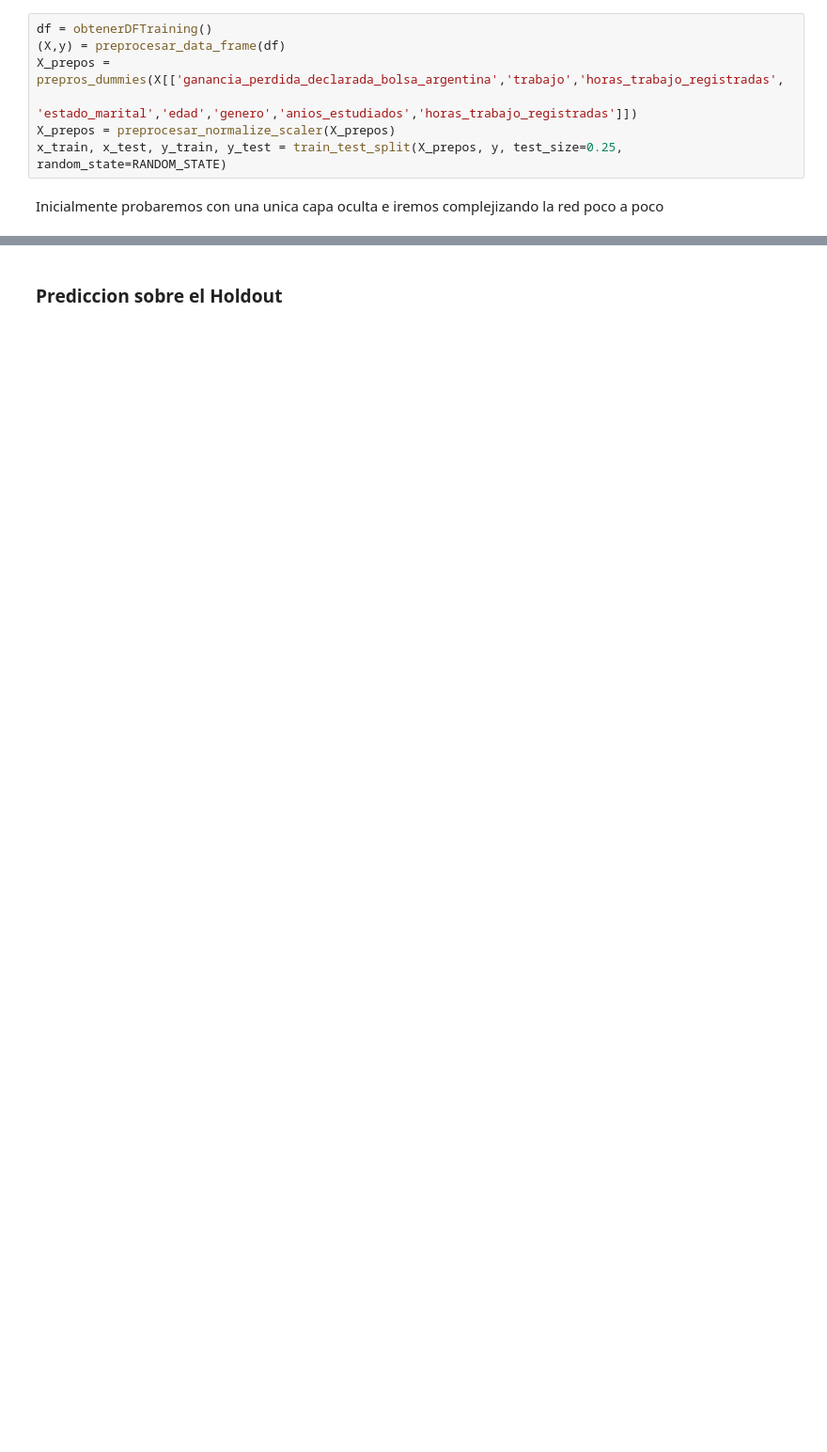
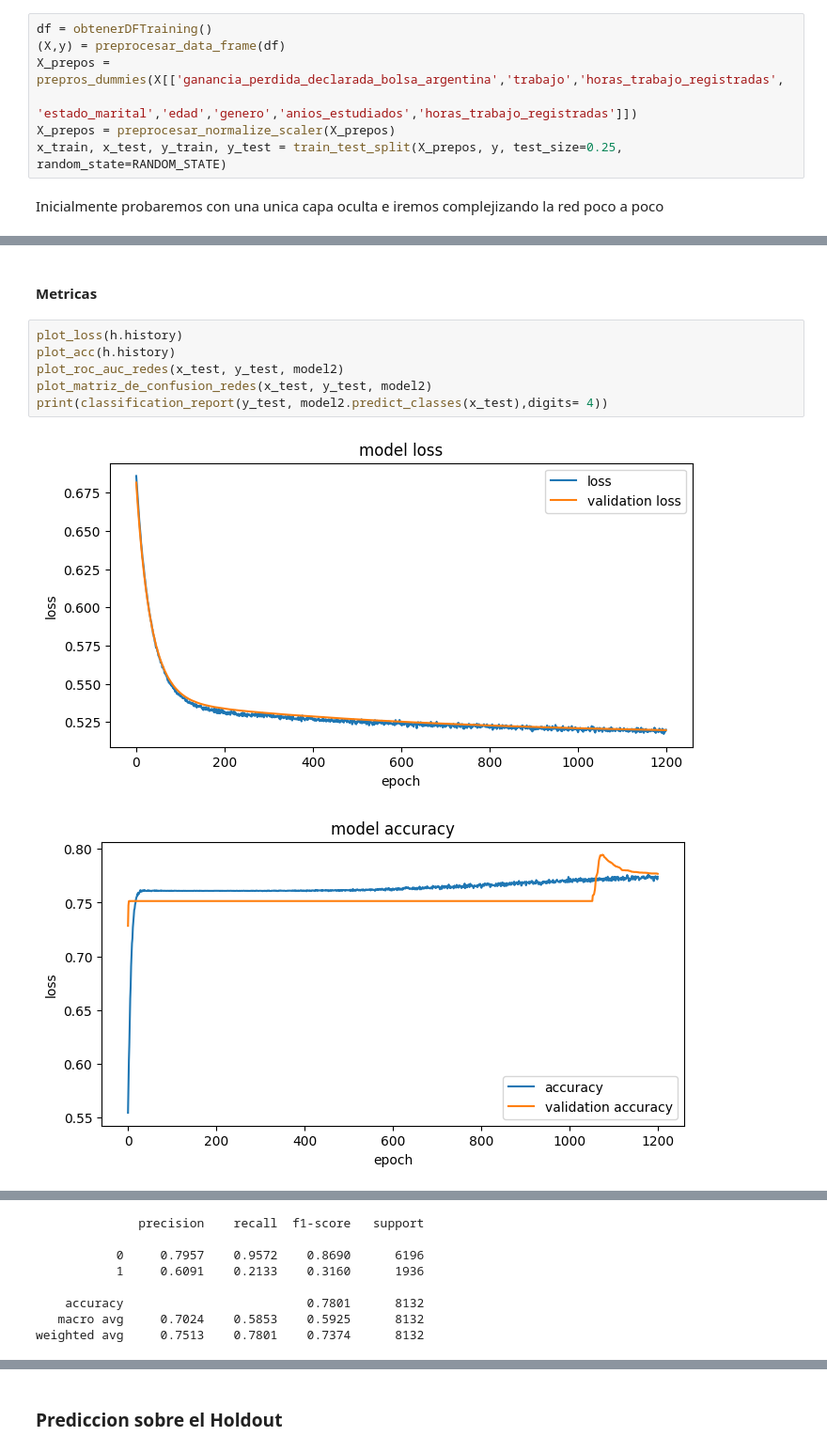
Before and after one commit to SantiValdezUlzurrun/TP-2021-1C-Organizacion-de-datos, a Jupyter notebook: parte_2/6 - RedesNueronales.ipynb, the cells around one changed output, grey strips where cells are left out. Shown at 94% size. Saved outputs shown, nothing was run; the diff lists cells and outputs as text; blank space fills up the shorter version.

```diff
--- a/parte_2/6 - RedesNueronales.ipynb
+++ b/parte_2/6 - RedesNueronales.ipynb
@@ -165,0 +189,11 @@ weighted avg       0.75      0.78      0.74      8132
+# %% [markdown]
+#### Metricas
+# %%
+plot_loss(h.history)
+plot_acc(h.history)
+plot_roc_auc_redes(x_test, y_test, model2)
+plot_matriz_de_confusion_redes(x_test, y_test, model2)
+print(classification_report(y_test, model2.predict_classes(x_test),digits= 4))
+# %% [output]
+[figure, added]
+[figure, added]
@@ -166 +202,9 @@ weighted avg       0.75      0.78      0.74      8132
+              precision    recall  f1-score   support
+
+           0     0.7957    0.9572    0.8690      6196
+           1     0.6091    0.2133    0.3160      1936
+
+    accuracy                         0.7801      8132
+   macro avg     0.7024    0.5853    0.5925      8132
+weighted avg     0.7513    0.7801    0.7374      8132
 # %% [markdown]
```
Also changed, not shown: parts of 28 cells of this notebook, 7 other files.
